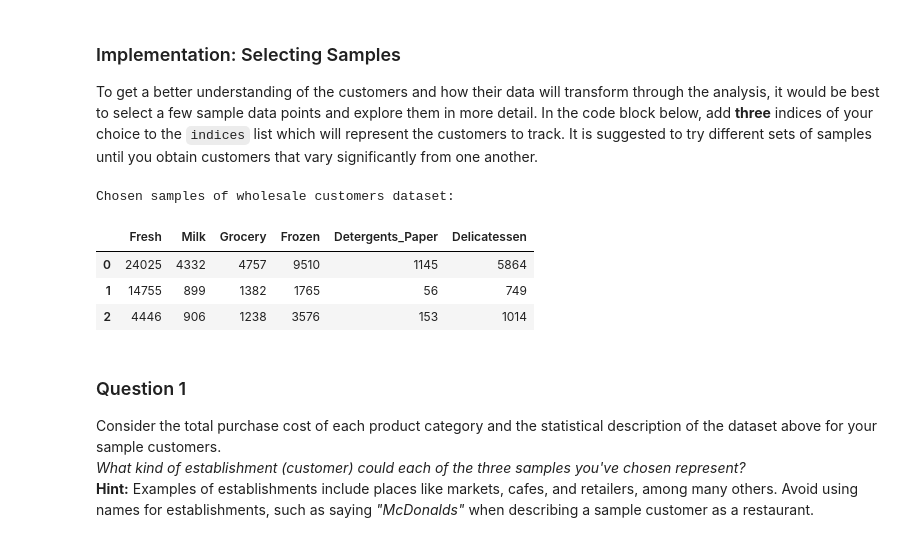
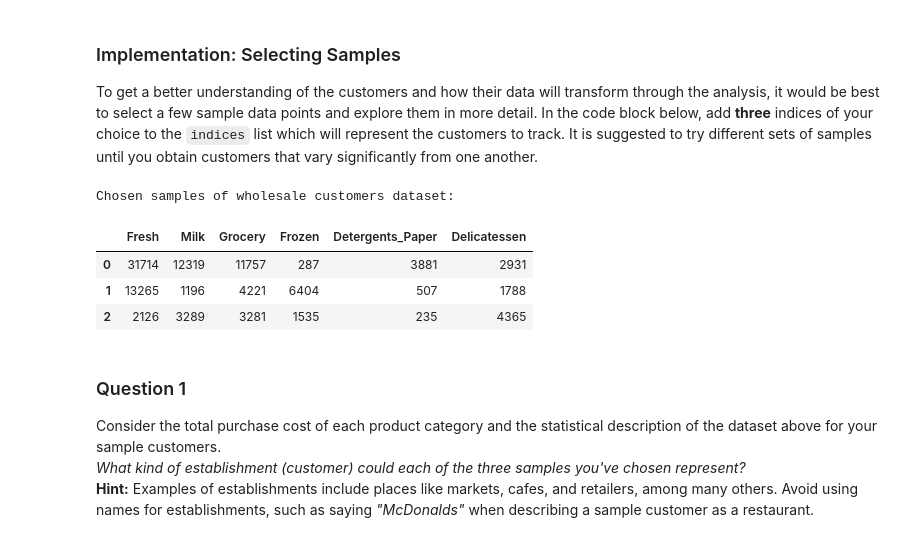
Before and after one commit to sebastienjouhans/udacity-machine-learning-engineer-nanodegree, a Jupyter notebook: customer_segments/project/customer_segments.ipynb, the cells around one changed output. Cells and saved outputs as stored; diff of their text form; code cells hidden in the pictures.

```diff
--- a/customer_segments/project/customer_segments.ipynb
+++ b/customer_segments/project/customer_segments.ipynb
@@ -75,18 +75,18 @@ display(data.describe())
 To get a better understanding of the customers and how their data will transform through the analysis, it would be best to select a few sample data points and explore them in more detail. In the code block below, add **three** indices of your choice to the `indices` list which will represent the customers to track. It is suggested to try different sets of samples until you obtain customers that vary significantly from one another.
 # %%
 # TODO: Select three indices of your choice you wish to sample from the dataset
-indices = [40, 220,400]
+indices = [12,3,411]
 
 # Create a DataFrame of the chosen samples
 samples = pd.DataFrame(data.loc[indices], columns = data.keys()).reset_index(drop = True)
 print "Chosen samples of wholesale customers dataset:"
 display(samples)
 # %% [output]
 Chosen samples of wholesale customers dataset:
 |  | Fresh | Milk | Grocery | Frozen | Detergents_Paper | Delicatessen |
-| 0 | 24025 | 4332 | 4757 | 9510 | 1145 | 5864 |
-| 1 | 14755 | 899 | 1382 | 1765 | 56 | 749 |
-| 2 | 4446 | 906 | 1238 | 3576 | 153 | 1014 |
+| 0 | 31714 | 12319 | 11757 | 287 | 3881 | 2931 |
+| 1 | 13265 | 1196 | 4221 | 6404 | 507 | 1788 |
+| 2 | 2126 | 3289 | 3281 | 1535 | 235 | 4365 |
 # %% [markdown]
 ### Question 1
 Consider the total purchase cost of each product category and the statistical description of the dataset above for your sample customers.
```
Also changed, not shown: parts of 16 cells of this notebook.
